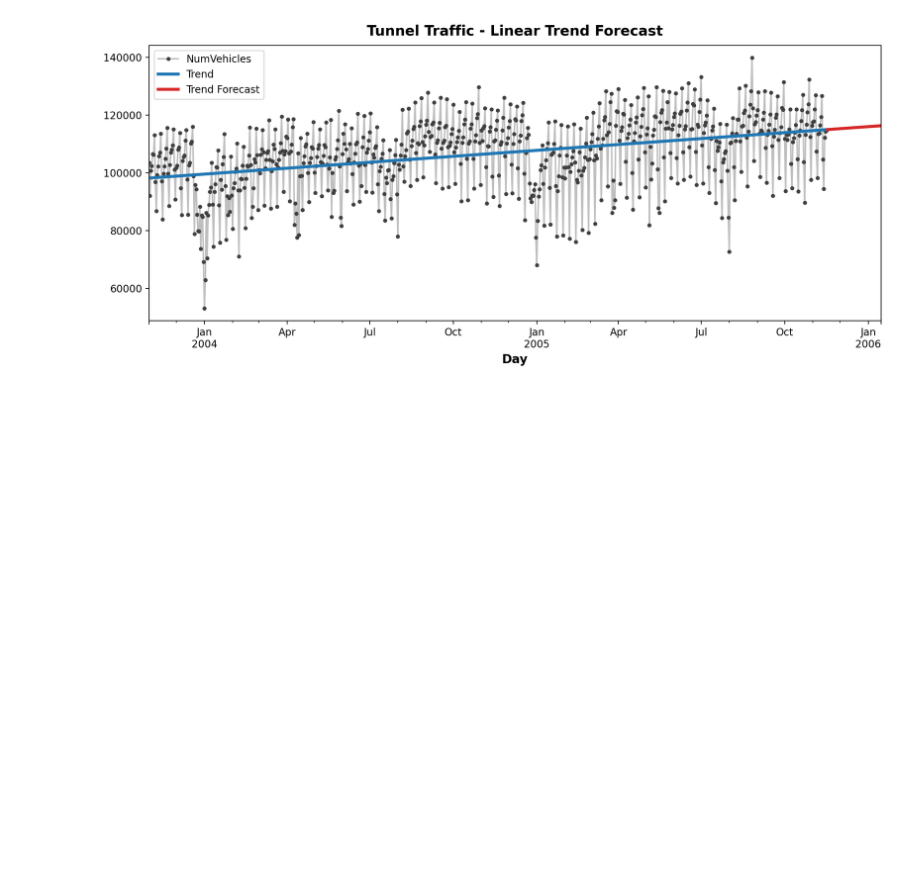
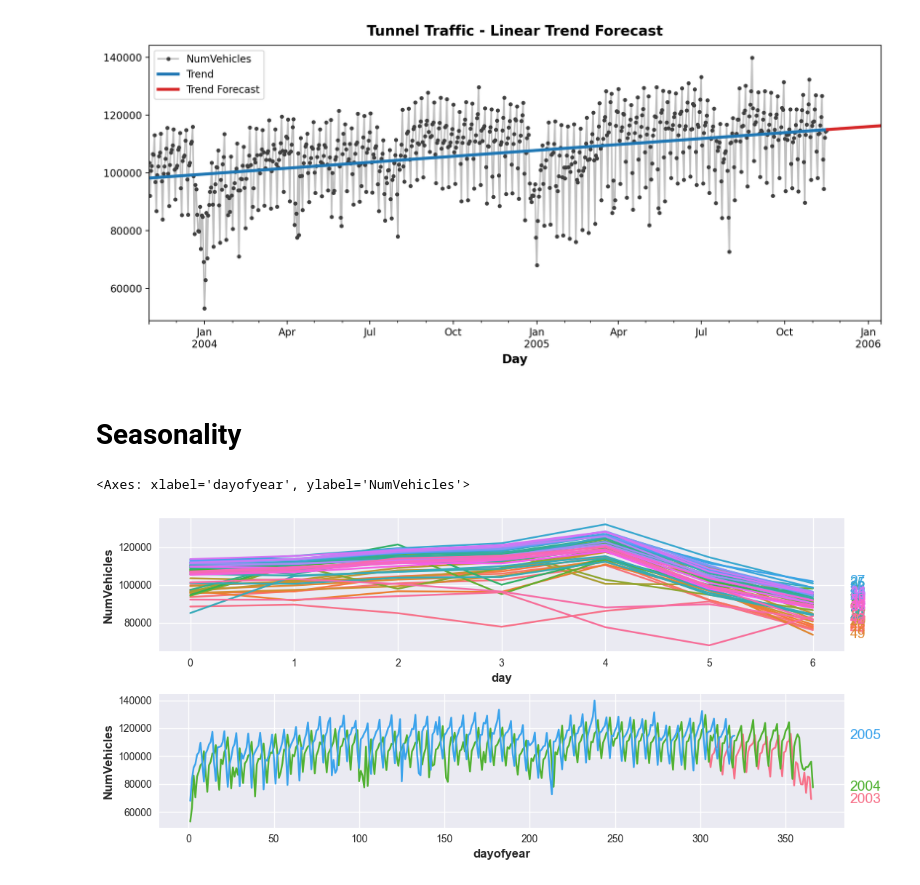
Before and after one commit to OveysSafarnejad/timeseries, a Jupyter notebook: src/intro.ipynb, the cells around one changed output. Drawn from its saved outputs; the diff is of its cells as text; code cells hidden in the pictures; blank space fills up the shorter version.

Commit message:
Add seasonality concepts and example.

```diff
--- a/src/intro.ipynb
+++ b/src/intro.ipynb
@@ -254,3 +254,32 @@ ax.legend()
 # %% [output]
 <matplotlib.legend.Legend at 0x...>
 [figure]
+# %% [markdown]
+# Seasonality
+# %%
+import matplotlib.pyplot as plt
+import pandas as pd
+import seaborn as sns
+from sklearn.linear_model import LinearRegression
+from statsmodels.tsa.deterministic import CalendarFourier, DeterministicProcess
+
+plt.style.use('seaborn-v0_8')
+
+# Using this rc function we can set some parameters on different components like, figure, lines, font, etc.
+#  plt.rc('group name goes here', **kwargs_for_that_group)
+plt.rc('figure', autolayout=True, figsize=(11, 5))
+plt.rc(
+    "axes",
+    labelweight="bold",
+    labelsize="large",
+    titleweight="bold",
+    titlesize=16,
+    titlepad=10,
+)
+plot_params = dict(
+    color="0.75",
+    style=".-",
+    markeredgecolor="0.25",
+    markerfacecolor="0.25",
+    legend=False,
+)
@@ -256,0 +355,14 @@ ax.legend()
+# %%
+X = tunnel.copy()
+
+X['day'] = X.index.dayofweek
+X['week'] = X.index.week
+X['dayofyear'] = X.index.dayofyear
+X['year'] = X.index.year
+# %%
+fig, (ax1, ax2) = plt.subplots(nrows=2, ncols=1)
+seasonal_plot(X, y='NumVehicles', period='week',  freq='day', ax=ax1)
+seasonal_plot(X, y='NumVehicles', period='year',  freq='dayofyear', ax=ax2)
+# %% [output]
+<Axes: xlabel='dayofyear', ylabel='NumVehicles'>
+[figure, added]
```
Also changed, not shown: parts of 7 cells of this notebook.
